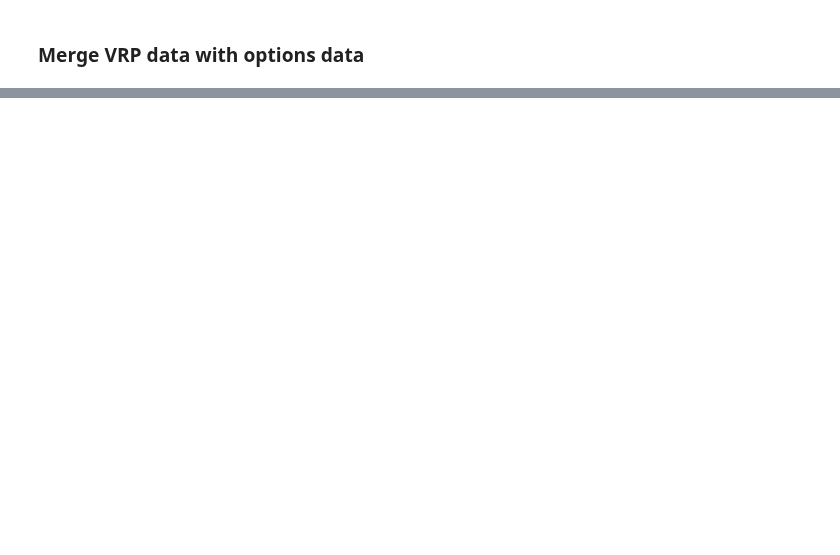
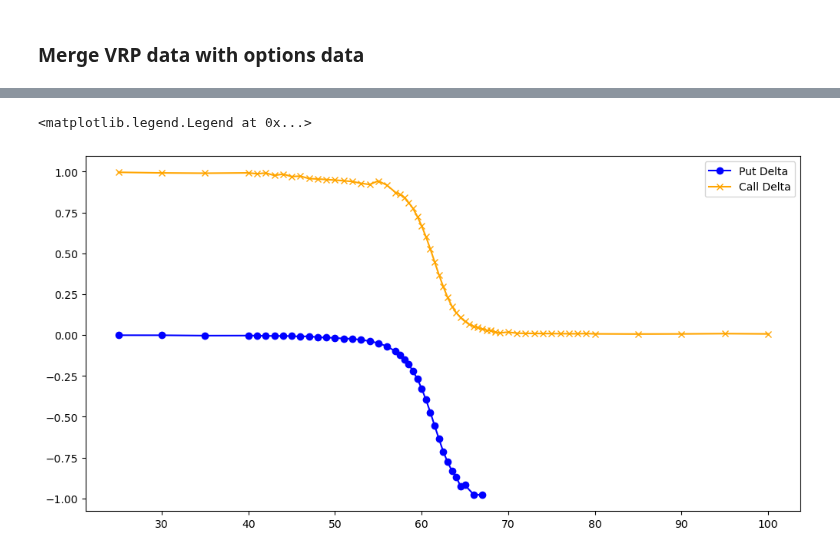
Before and after one commit to siruiliu-code/GARCH-X-Volatility-Modelling-with-Equity-Options-Trading, a Jupyter notebook: backtester.ipynb, the cells around one changed output, grey strips where cells are left out. Cells and saved outputs as stored; diff of their text form; code cells hidden in the pictures; blank space fills up the shorter version.

```diff
--- a/backtester.ipynb
+++ b/backtester.ipynb
@@ -287,0 +321,19 @@ xlu_time_series
+# %%
+test_put = xlu_filtered_options.loc["2021-01-04"].dropna().sort_values("strike_price")[xlu_filtered_options.loc["2021-01-04"].dropna().sort_values("strike_price")["cp_flag"] == "P"]
+test_call = xlu_filtered_options.loc["2021-01-04"].dropna().sort_values("strike_price")[xlu_filtered_options.loc["2021-01-04"].dropna().sort_values("strike_price")["cp_flag"] == "C"]
+
+put_deltas = test_put["delta"]
+put_strike_prices = test_put["strike_price"]
+
+call_deltas = test_call["delta"]
+call_strike_prices = test_call["strike_price"]
+
+# Plotting
+import matplotlib.pyplot as plt
+plt.figure(figsize=(12, 6))
+plt.plot(put_strike_prices, put_deltas, label="Put Delta", marker='o', color="blue")
+plt.plot(call_strike_prices, call_deltas, label="Call Delta", marker='x', color="orange")
+plt.legend()
+# %% [output]
+<matplotlib.legend.Legend at 0x...>
+[figure, added]
```
Also changed, not shown: parts of 24 cells of this notebook, 3 other files.
